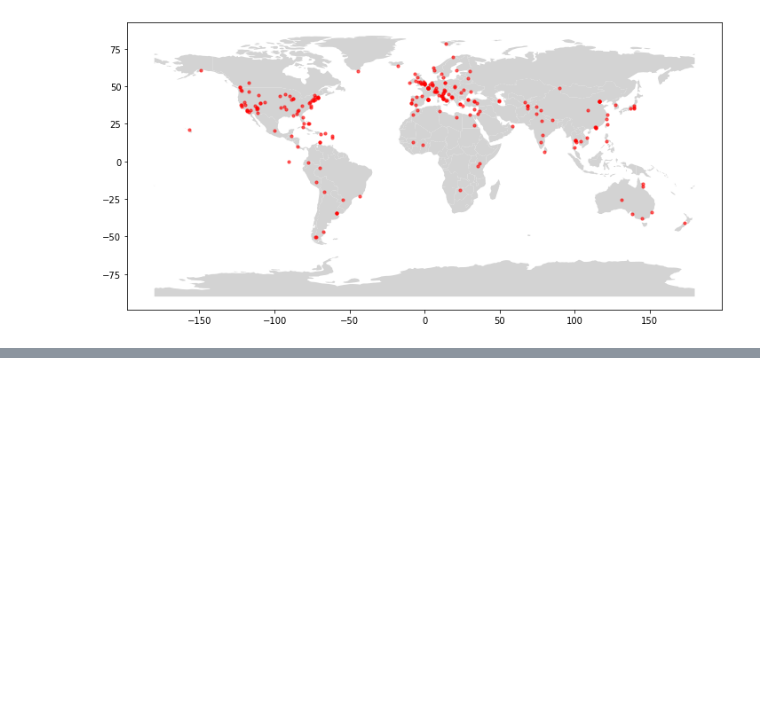
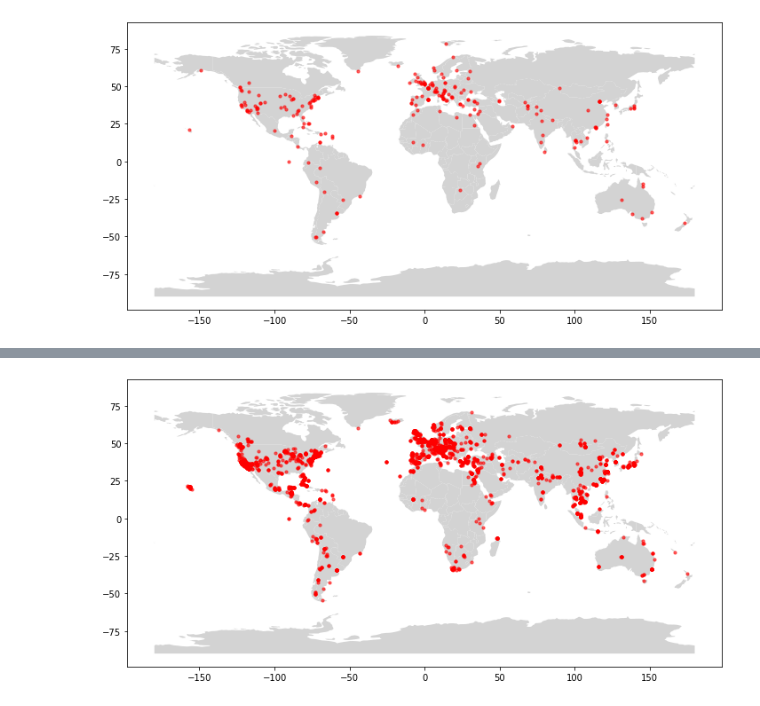
Before and after one commit to ematteli/VisionProject, a Jupyter notebook: MappaGeografica.ipynb, the cells around one changed output, grey strips where cells are left out. Drawn from its saved outputs; the diff is of its cells as text; code cells hidden in the pictures; blank space fills up the shorter version.

```diff
--- a/MappaGeografica.ipynb
+++ b/MappaGeografica.ipynb
@@ -175,0 +178,3 @@ plt.show()
+# %%
+test3k_df = pd.read_csv("/gdrive/MyDrive/GeoEstimation/resources/im2gps3k_places365.csv")
+print(test3k_df.dtypes)
@@ -175,0 +193,13 @@ plt.show()
+# %%
+test3k_lat = test3k_df['LAT']
+test3k_lon = test3k_df['LON']
+
+worldmap = gpd.read_file(gpd.datasets.get_path("naturalearth_lowres"))
+
+fig, ax = plt.subplots(figsize=(12,6))
+worldmap.plot(color="lightgrey", ax=ax)
+
+plt.scatter(test3k_lon, test3k_lat, s=10, color='red', alpha=0.6, vmin=0, cmap='autumn')
+plt.show()
+# %% [output]
+[figure, added]
```
Also changed, not shown: parts of 2 cells of this notebook.
